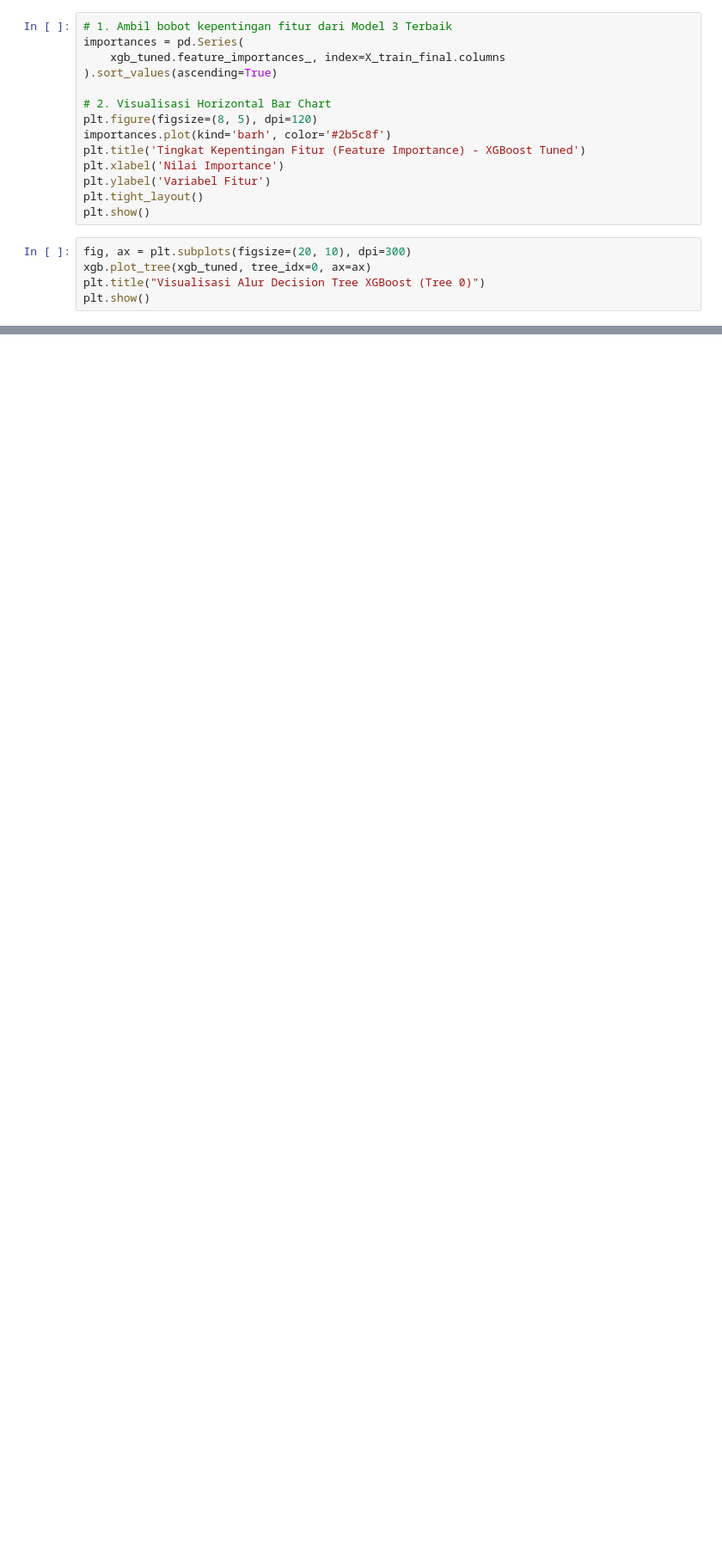
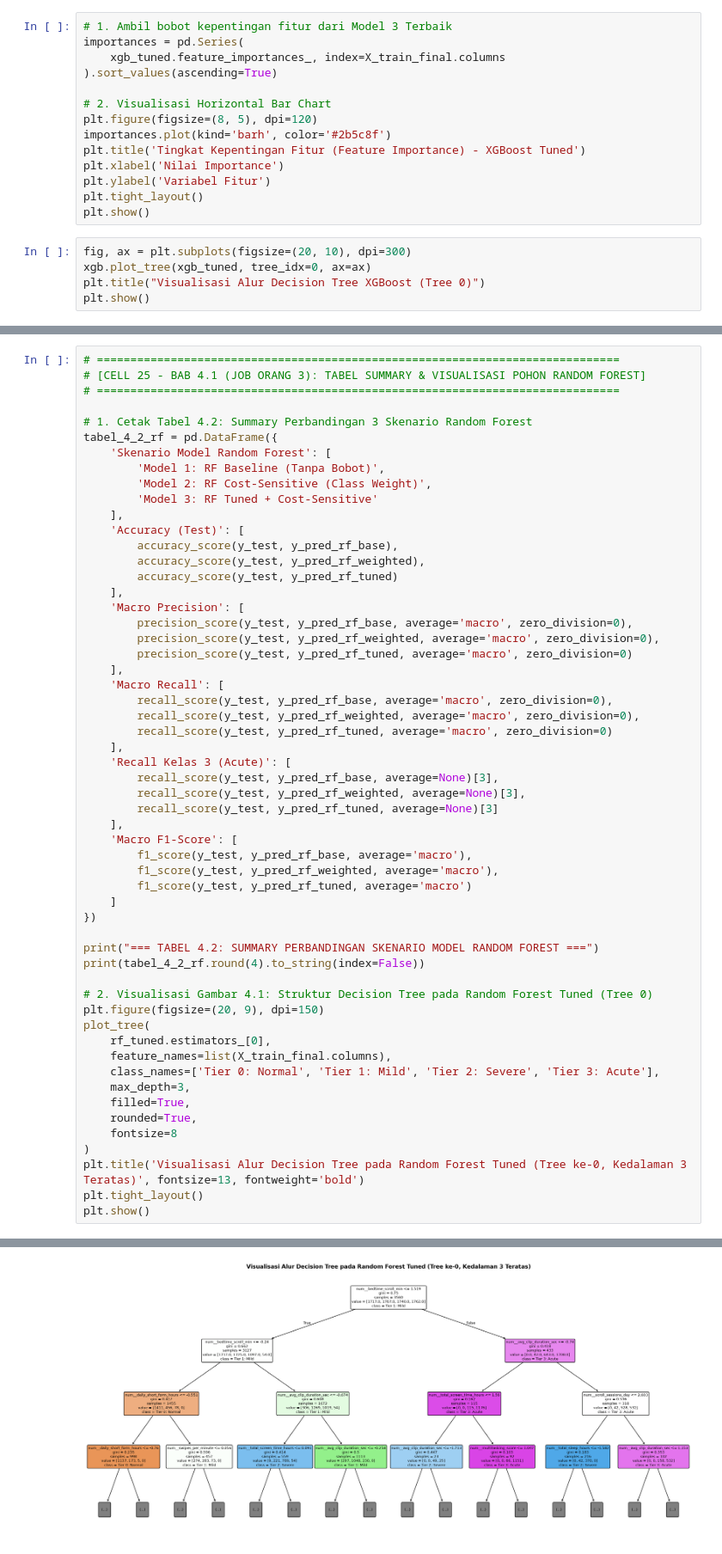
Before and after one commit to Sann11-y/randomforest-xgboost-shortform, a Jupyter notebook: main.ipynb, the cells around one changed output, grey strips where cells are left out. Shown at 86% size. Saved outputs shown, nothing was run; the diff lists cells and outputs as text; blank space fills up the shorter version.

Commit message:
modellih

```diff
--- a/main.ipynb
+++ b/main.ipynb
@@ -647,0 +715,57 @@ plt.show()
+# %%
+# ==============================================================================
+# [CELL 25 - BAB 4.1 (JOB ORANG 3): TABEL SUMMARY & VISUALISASI POHON RANDOM FOREST]
+# ==============================================================================
+
+# 1. Cetak Tabel 4.2: Summary Perbandingan 3 Skenario Random Forest
+tabel_4_2_rf = pd.DataFrame({
+    'Skenario Model Random Forest': [
+        'Model 1: RF Baseline (Tanpa Bobot)',
+        'Model 2: RF Cost-Sensitive (Class Weight)',
+        'Model 3: RF Tuned + Cost-Sensitive'
+    ],
+    'Accuracy (Test)': [
+        accuracy_score(y_test, y_pred_rf_base),
+        accuracy_score(y_test, y_pred_rf_weighted),
+        accuracy_score(y_test, y_pred_rf_tuned)
+    ],
+    'Macro Precision': [
+        precision_score(y_test, y_pred_rf_base, average='macro', zero_division=0),
+        precision_score(y_test, y_pred_rf_weighted, average='macro', zero_division=0),
+        precision_score(y_test, y_pred_rf_tuned, average='macro', zero_division=0)
+    ],
+    'Macro Recall': [
+        recall_score(y_test, y_pred_rf_base, average='macro', zero_division=0),
+        recall_score(y_test, y_pred_rf_weighted, average='macro', zero_division=0),
+        recall_score(y_test, y_pred_rf_tuned, average='macro', zero_division=0)
+    ],
+    'Recall Kelas 3 (Acute)': [
+        recall_score(y_test, y_pred_rf_base, average=None)[3],
+        recall_score(y_test, y_pred_rf_weighted, average=None)[3],
+        recall_score(y_test, y_pred_rf_tuned, average=None)[3]
+    ],
+    'Macro F1-Score': [
+        f1_score(y_test, y_pred_rf_base, average='macro'),
+        f1_score(y_test, y_pred_rf_weighted, average='macro'),
+        f1_score(y_test, y_pred_rf_tuned, average='macro')
+    ]
+})
+
+print("=== TABEL 4.2: SUMMARY PERBANDINGAN SKENARIO MODEL RANDOM FOREST ===")
+print(tabel_4_2_rf.round(4).to_string(index=False))
+
+# 2. Visualisasi Gambar 4.1: Struktur Decision Tree pada Random Forest Tuned (Tree 0)
+plt.figure(figsize=(20, 9), dpi=150)
+plot_tree(
+    rf_tuned.estimators_[0],
+    feature_names=list(X_train_final.columns),
+    class_names=['Tier 0: Normal', 'Tier 1: Mild', 'Tier 2: Severe', 'Tier 3: Acute'],
+    max_depth=3,
+    filled=True,
+    rounded=True,
+    fontsize=8
+)
+plt.title('Visualisasi Alur Decision Tree pada Random Forest Tuned (Tree ke-0, Kedalaman 3 Teratas)', fontsize=13, fontweight='bold')
+plt.tight_layout()
+plt.show()
+# %% [output]
@@ -647,0 +777 @@ plt.show()
+[figure, added]
```
Also changed, not shown: parts of 4 cells of this notebook.
